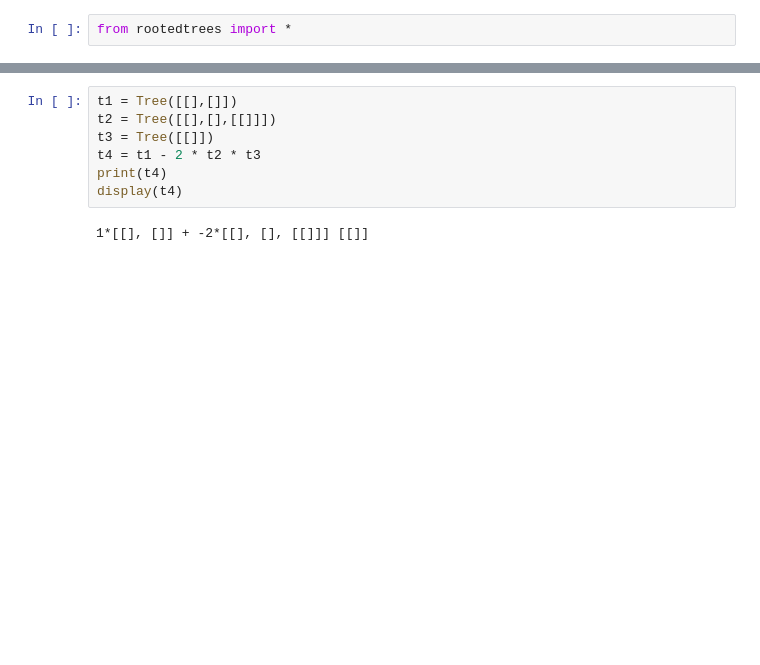
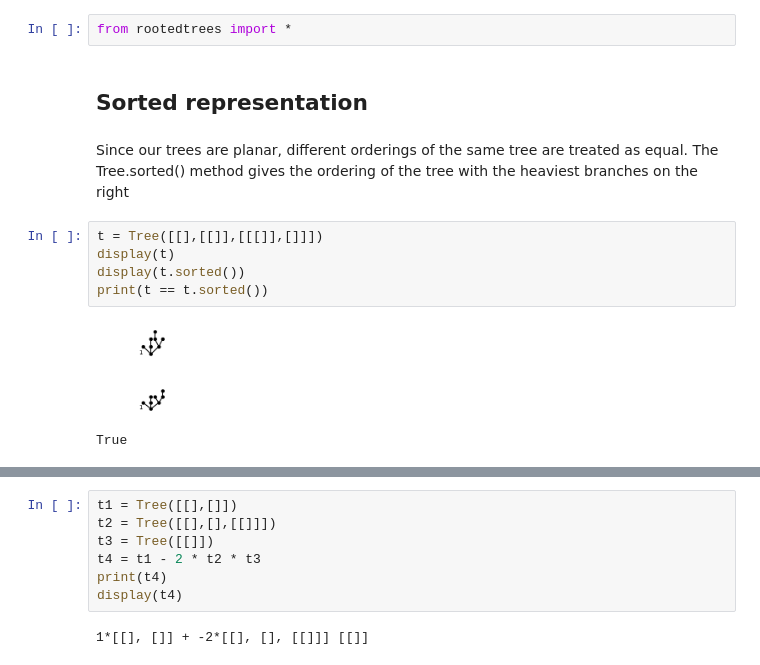
Before and after one commit to daniil-shmelev/kauri, a Jupyter notebook: example.ipynb, the cells around one changed output, grey strips where cells are left out. Saved outputs shown, nothing was run; the diff lists cells and outputs as text; blank space fills up the shorter version.

Commit message:
Fixed equality

```diff
--- a/example.ipynb
+++ b/example.ipynb
@@ -1,2 +1,15 @@
 # %%
 from rootedtrees import *
+# %% [markdown]
+## Sorted representation
+# %% [markdown]
+Since our trees are planar, different orderings of the same tree are treated as equal. The Tree.sorted() method gives the ordering of the tree with the heaviest branches on the right
+# %%
+t = Tree([[],[[]],[[[]],[]]])
+display(t)
+display(t.sorted())
+print(t == t.sorted())
+# %% [output]
+[figure, added]
+[figure, added]
+True
```
Also changed, not shown: parts of 6 cells of this notebook, 4 other files.
